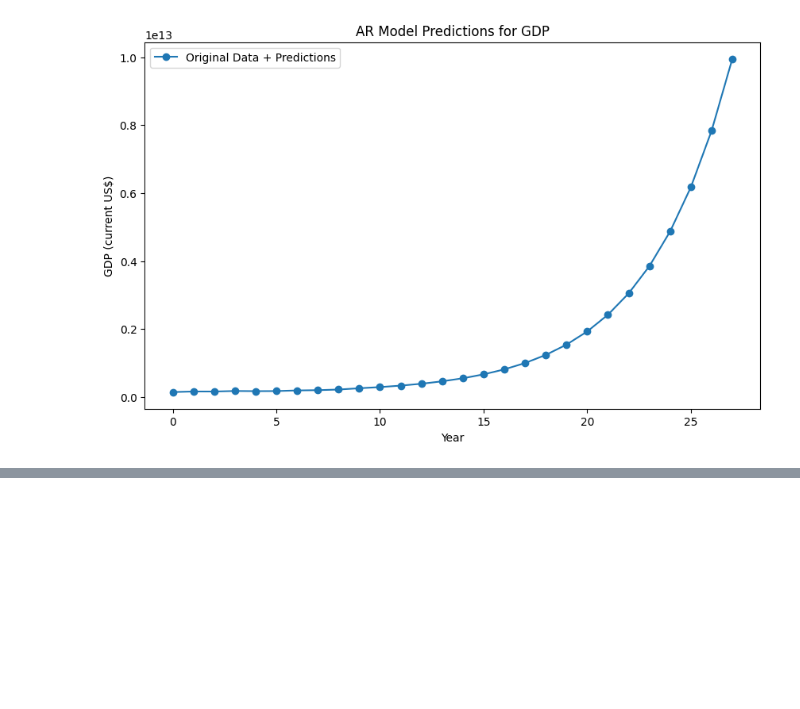
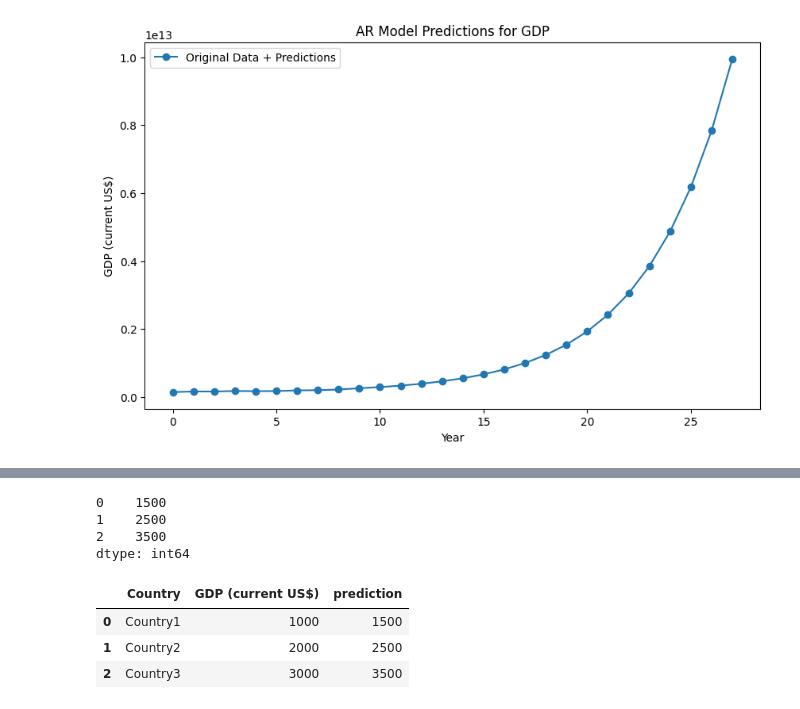
Before and after one commit to Mateusz-Szewczyk10/Portfolio_projects, a Jupyter notebook: European Union impact on Poland/data_processing.ipynb, the cells around one changed output, grey strips where cells are left out. Drawn from its saved outputs; the diff is of its cells as text; code cells hidden in the pictures; blank space fills up the shorter version.

```diff
--- a/European Union impact on Poland/data_processing.ipynb
+++ b/European Union impact on Poland/data_processing.ipynb
@@ -174,0 +193,28 @@ dtype: float64
+# %%
+import pandas as pd
+
+# Example DataFrame
+data_after_eu = pd.DataFrame({
+    'Country': ['Country1', 'Country2', 'Country3'],
+    'GDP (current US$)': [1000, 2000, 3000],
+    # ... other columns in your DataFrame
+})
+
+# Example Series
+predicted_data = pd.Series([1500, 2500, 3500])
+print(predicted_data)
+
+# Add the Series as a new column
+data_after_eu['prediction'] = predicted_data
+
+# Display the updated DataFrame
+display(data_after_eu)
+# %% [output]
+0    1500
+1    2500
+2    3500
+dtype: int64
+|  | Country | GDP (current US$) | prediction |
+| 0 | Country1 | 1000 | 1500 |
+| 1 | Country2 | 2000 | 2500 |
+| 2 | Country3 | 3000 | 3500 |
```
Also changed, not shown: parts of 1 cell of this notebook.
